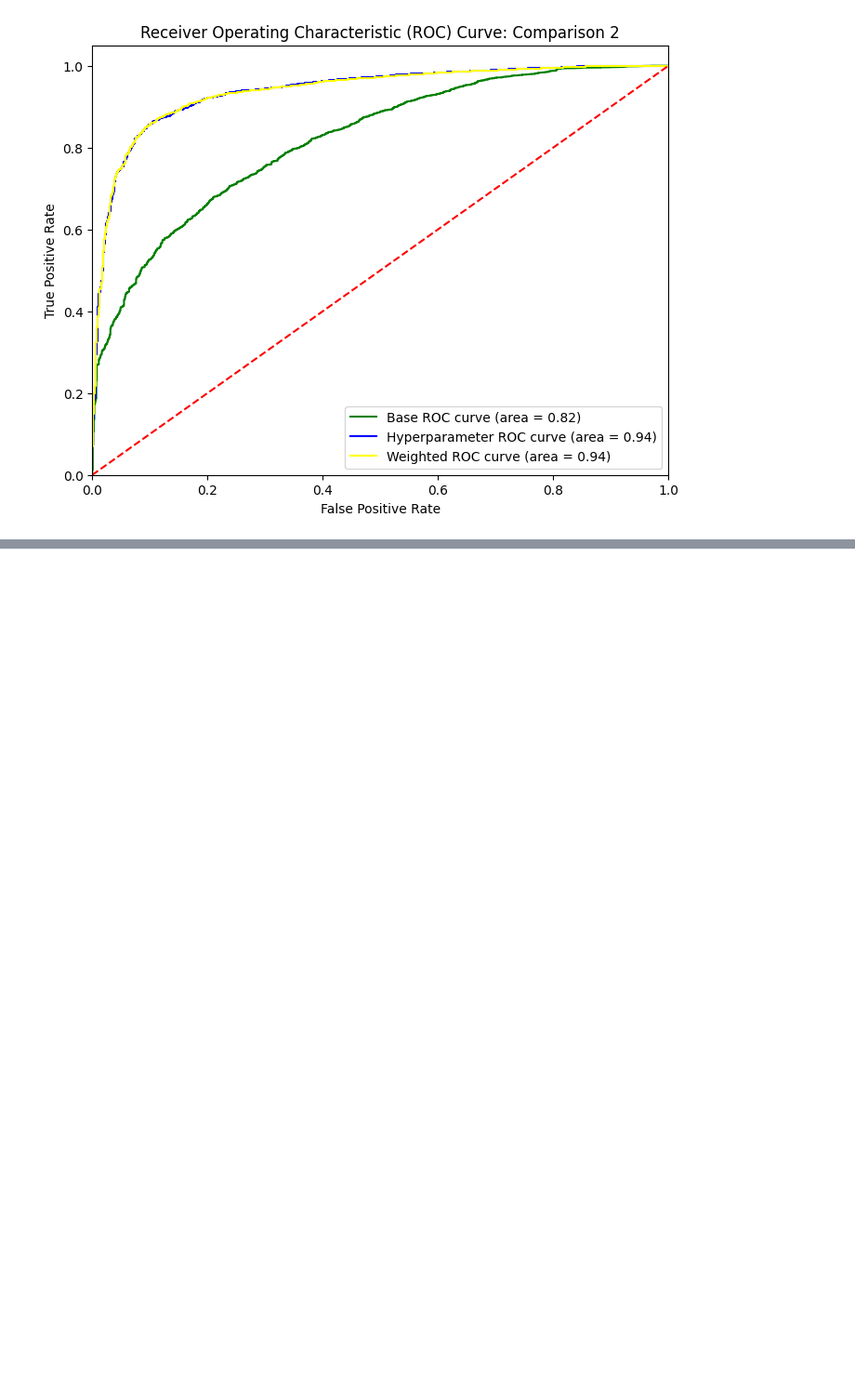
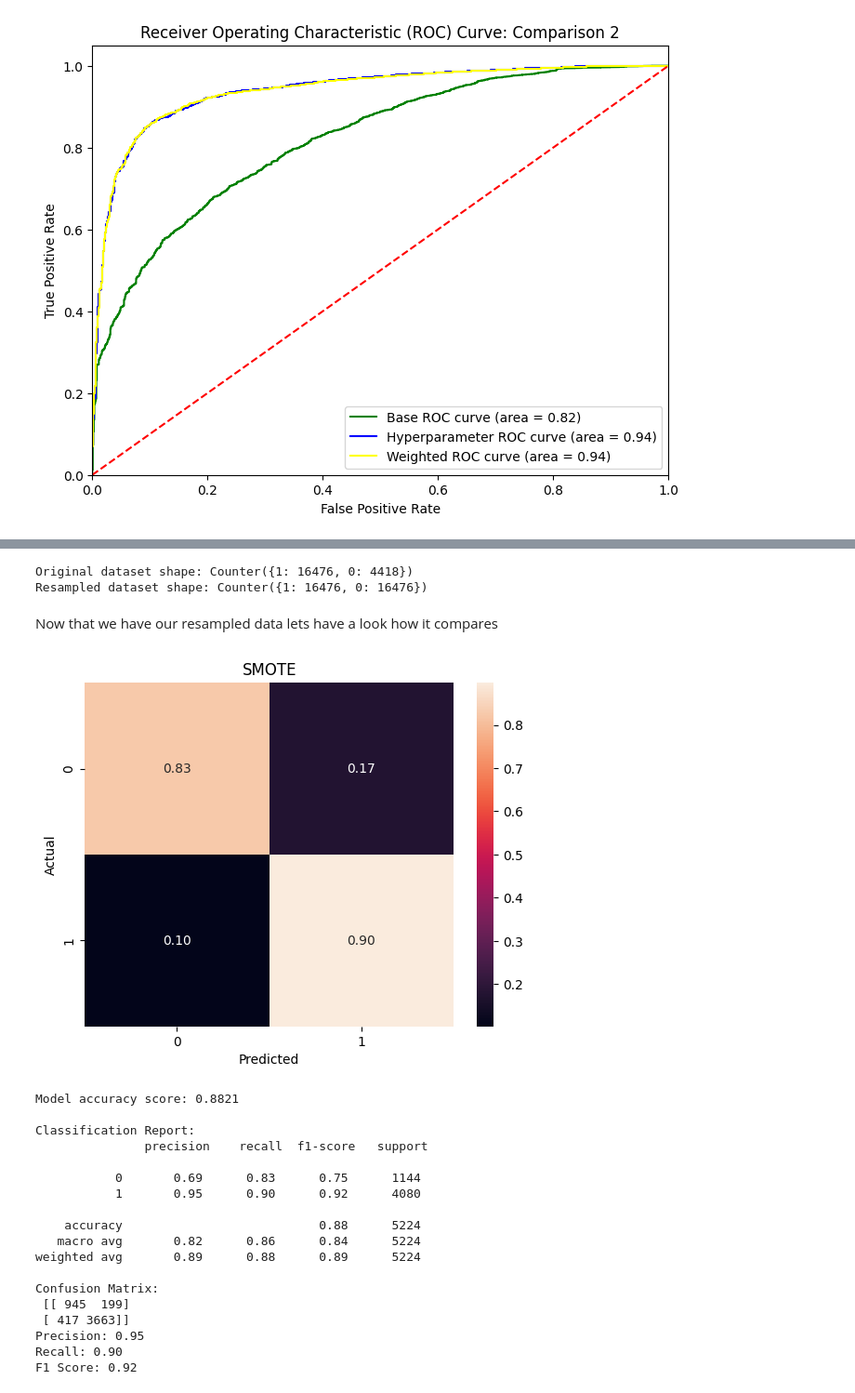
Before and after one commit to christianndjanda/-DST_Assessment_1_Group_4, a Jupyter notebook: ImranV/logitistic_reg_model.ipynb, the cells around one changed output, grey strips where cells are left out. Shown at 93% size. Saved outputs shown, nothing was run; the diff lists cells and outputs as text; code cells hidden in the pictures; blank space fills up the shorter version.

```diff
--- a/ImranV/logitistic_reg_model.ipynb
+++ b/ImranV/logitistic_reg_model.ipynb
@@ -348,0 +389,56 @@ plt.show()
+# %%
+smote = SMOTE(random_state=42)
+X_train_resampled, y_train_resampled = smote.fit_resample(X_train, y_train)
+
+print(f'Original dataset shape: {Counter(y_train)}')
+print(f'Resampled dataset shape: {Counter(y_train_resampled)}')
+# %% [output]
+Original dataset shape: Counter({1: 16476, 0: 4418})
+Resampled dataset shape: Counter({1: 16476, 0: 16476})
+# %% [markdown]
+Now that we have our resampled data lets have a look how it compares
+# %%
+model_SMOTE= LogisticRegression(C=100, penalty='l1',max_iter=500,solver= 'liblinear', tol=0.0001)
+model_SMOTE.fit(X_train_resampled, y_train_resampled)
+y_pred_SMOTE= model_SMOTE.predict(X_test)
+
+
+cm_SMOTE= confusion_matrix(y_test, y_pred_SMOTE)
+
+cm_SMOTE_normalized = cm_SMOTE.astype('float') / cm.sum(axis=1)[:, np.newaxis]
+sns.heatmap(cm_SMOTE_normalized, annot=True, fmt='.2f',)
+plt.title('SMOTE')
+plt.xlabel('Predicted')
+plt.ylabel('Actual')
+plt.show()
+
+precision= precision_score(y_test, y_pred_SMOTE)
+recall = recall_score(y_test, y_pred_SMOTE)
+f1 = f1_score(y_test, y_pred_SMOTE)
+
+print('Model accuracy score: {0:0.4f}'. format(accuracy_score(y_test, y_pred_SMOTE)))
+print("\nClassification Report:\n", classification_report(y_test, y_pred_SMOTE))
+print("Confusion Matrix:\n", confusion_matrix(y_test, y_pred_SMOTE))
+print(f'Precision: {precision:.2f}')
+print(f'Recall: {recall:.2f}')
+print(f'F1 Score: {f1:.2f}')
+# %% [output]
+[figure, added]
+Model accuracy score: 0.8821
+
+Classification Report:
+               precision    recall  f1-score   support
+
+           0       0.69      0.83      0.75      1144
+           1       0.95      0.90      0.92      4080
+
+    accuracy                           0.88      5224
+   macro avg       0.82      0.86      0.84      5224
+weighted avg       0.89      0.88      0.89      5224
+
+Confusion Matrix:
+ [[ 945  199]
+ [ 417 3663]]
+Precision: 0.95
+Recall: 0.90
+F1 Score: 0.92
```
Also changed, not shown: parts of 40 cells of this notebook.
